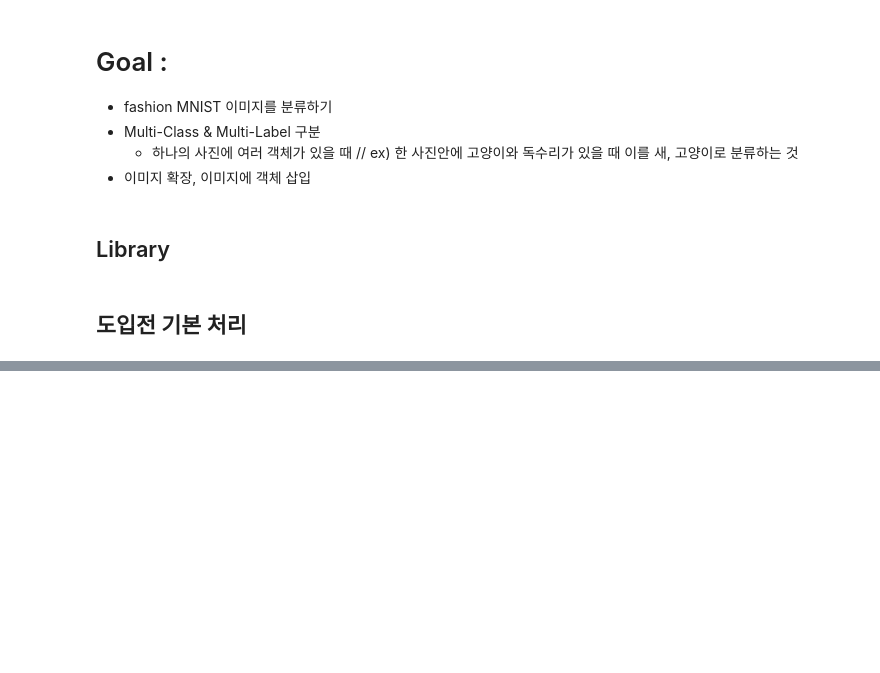
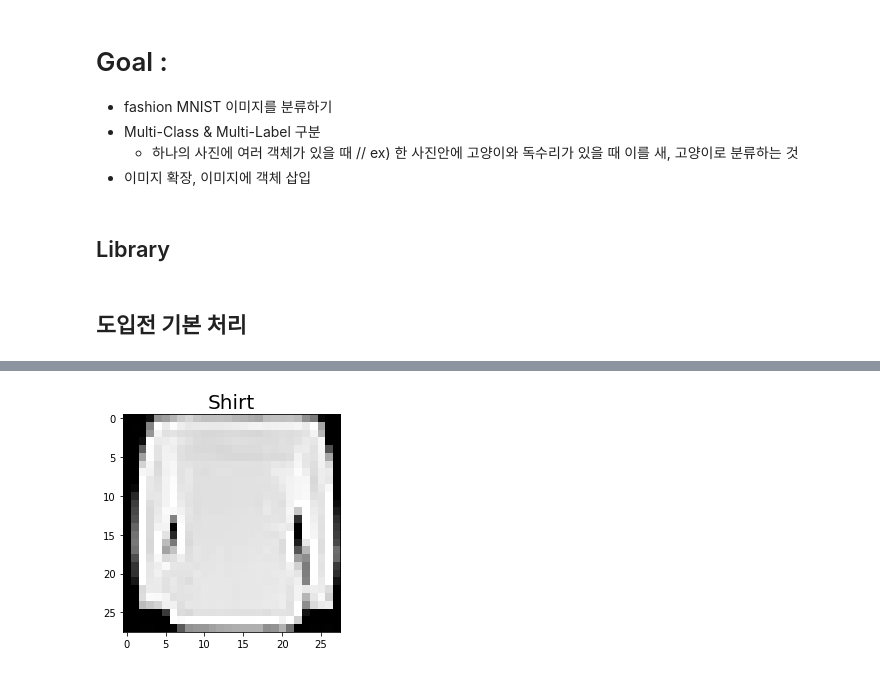
Before and after one commit to Vaycold/Vaycold, a Jupyter notebook: Python_DL/여러 의상 사진에서 옷 종류 구분하기.ipynb, the cells around one changed output, grey strips where cells are left out. Saved outputs shown, nothing was run; the diff lists cells and outputs as text; code cells hidden in the pictures; blank space fills up the shorter version.

```diff
--- a/Python_DL/여러 의상 사진에서 옷 종류 구분하기.ipynb
+++ b/Python_DL/여러 의상 사진에서 옷 종류 구분하기.ipynb
@@ -29,0 +104,4 @@ SEED=34
+# %%
+train_show(train_images.reshape((60000,-1)).sum(axis=1).argmax())
+# %% [output]
+[figure, added]
```
Also changed, not shown: parts of 27 cells of this notebook.
